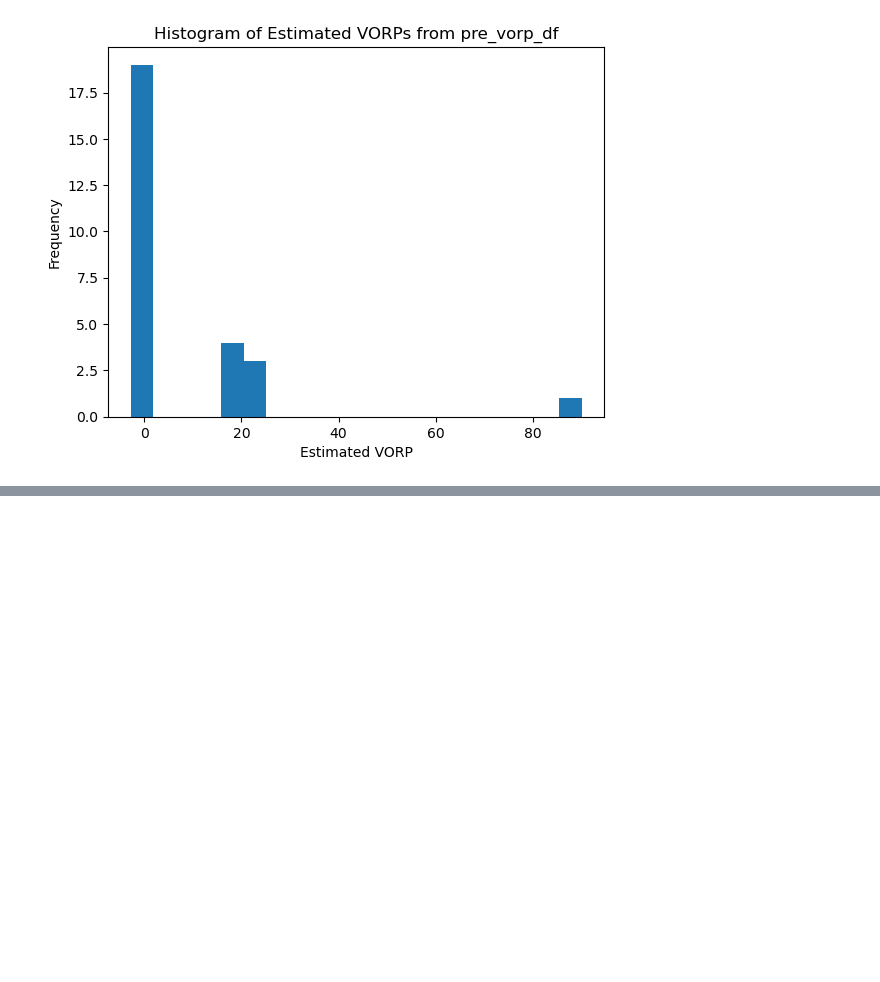
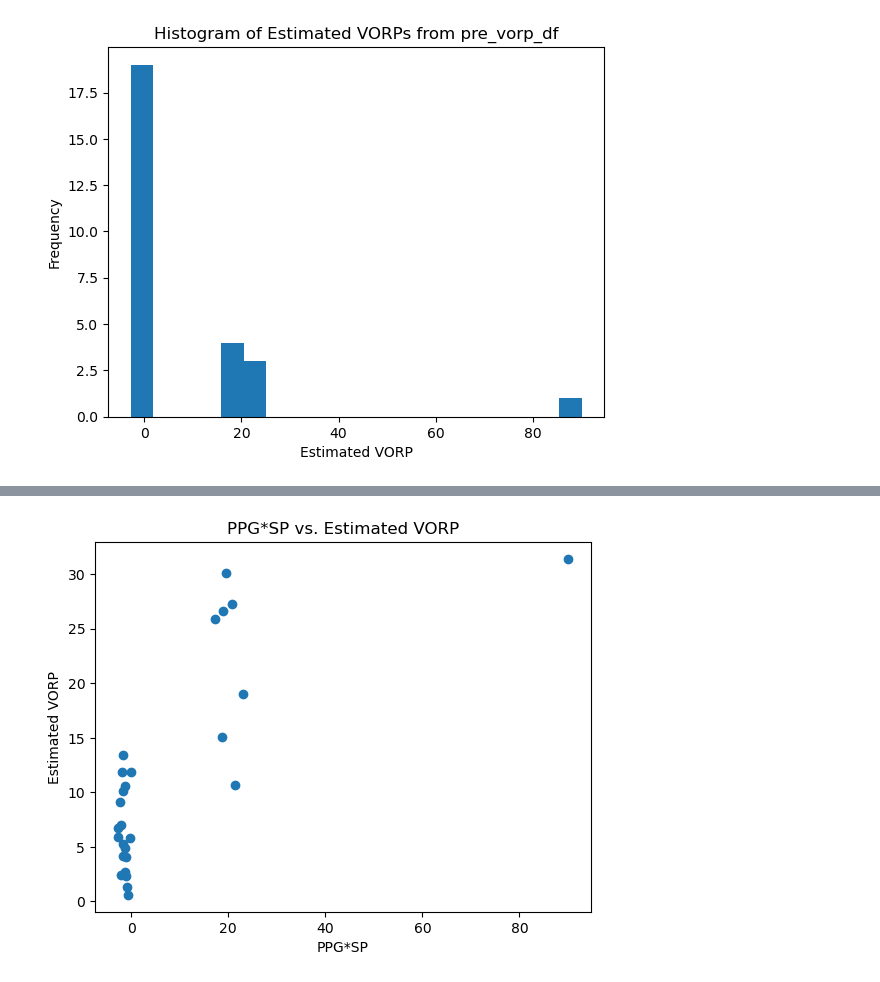
Before and after one commit to maxpopper/Project-1, a Jupyter notebook: VORP_final_analysis.ipynb, the cells around one changed output, grey strips where cells are left out. Saved outputs shown, nothing was run; the diff lists cells and outputs as text; code cells hidden in the pictures; blank space fills up the shorter version.

```diff
--- a/VORP_final_analysis.ipynb
+++ b/VORP_final_analysis.ipynb
@@ -322,0 +356,10 @@ plt.show()
+# %%
+plt.scatter(pre_vorp_df["Estimated VORP"], pre_vorp_df["PPG*SP"])
+plt.xlabel("PPG*SP")
+plt.ylabel("Estimated VORP")
+plt.title("PPG*SP vs. Estimated VORP")
+
+plt.savefig("est_vorp_ppgsp_scatter.png")
+plt.show()
+# %% [output]
+[figure, added]
```
Also changed, not shown: parts of 16 cells of this notebook, 12 other files.
